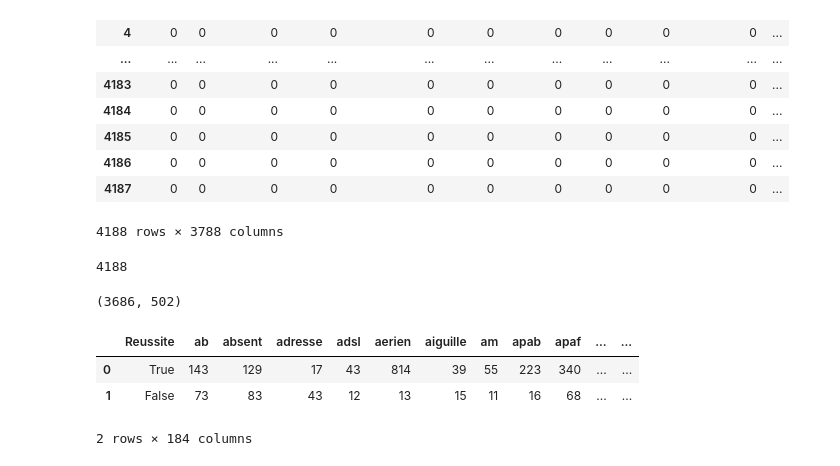
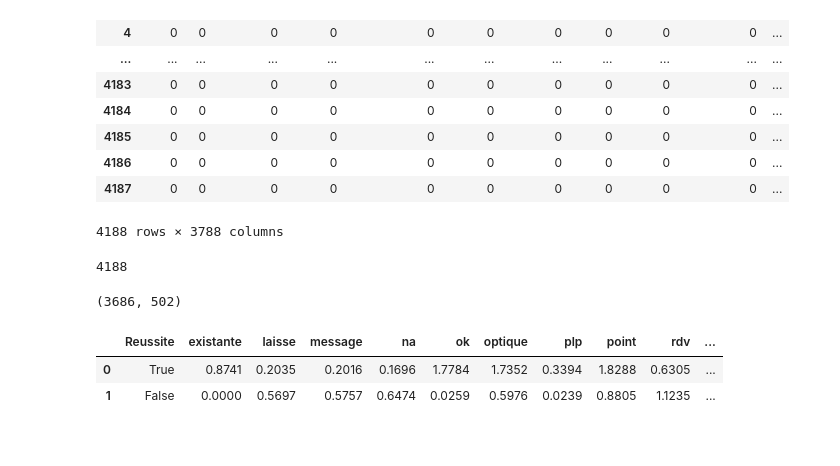
Before and after one commit to GaryTheCaptn/Orange, a Jupyter notebook: PROJET/3 Score echec et reussite.ipynb, the cells around one changed output. Saved outputs shown, nothing was run; the diff lists cells and outputs as text; code cells hidden in the pictures.

Commit message:
Apparition des mots et seuil prediction

```diff
--- a/PROJET/3_2 Tests sur les mots.ipynb
+++ b/PROJET/3 Score echec et reussite.ipynb
@@ -50,9 +50,9 @@ def colonne_liste_to_colonne_string(colonne):
         final_colonne.append(liste_to_string(i))
     return final_colonne
 # %%
-df["ensemble_commentaires"]=colonne_liste_to_colonne_string(df["COMMENTAIRES"])
-df = df.drop(columns=["COMMENTAIRES","No DESIGNATION"],axis=1)
-df
+df2 = df.drop(columns=["COMMENTAIRES","No DESIGNATION"],axis=1)
+df2["ensemble_commentaires"]=colonne_liste_to_colonne_string(df["COMMENTAIRES"])
+df2
 # %% [output]
 |  | Reussite | ensemble_commentaires |
 | 0 | False | obtenu marchand christophe le a l... |
@@ -92,38 +92,39 @@ data_dtm
 | 4187 | 0 | 0 | 0 | 0 | 0 | 0 | 0 | 0 | 0 | 0 | ... |
 4188 rows × 3788 columns
 # %%
-nb_lignes = len(df)
+nb_lignes = len(df2)
 nb_lignes
 # %% [output]
 4188
 # %%
-nb_reussite = len(df[df["Reussite"]==True])
-nb_echec = len(df[df["Reussite"]==False])
+nb_reussite = len(df2[df2["Reussite"]==True])
+nb_echec = len(df2[df2["Reussite"]==False])
 nb_reussite,nb_echec
 # %% [output]
 (3686, 502)
 # %%
-def nombre_apparition(dataframe,label):
+def nombre_apparition(dataframe,label,proportion_reussite,proportion_echec):
     new_dataframe = pd.DataFrame({label:[True,False]})
     for colonne in dataframe.columns:
         if colonne != label:
             somme_true = 0
             somme_false = 0
             for i in range(0,nb_lignes):
                 value = dataframe.loc[i,colonne]
                 if value != 0:
                     if dataframe.loc[i,label]== True :
                         somme_true += value
                     else:
                         somme_false +=value
-            if somme_false > 10 :
-                new_dataframe[colonne]=[somme_true,somme_false]
+            prop_reussite = round(somme_true/proportion_reussite,4)
+            prop_echec = round(somme_false/proportion_echec,4)
+            if abs(prop_reussite-prop_echec) > 0.3 :
+                new_dataframe[colonne]=[prop_reussite,prop_echec]
     return new_dataframe
 
-df2 = nombre_apparition(data_dtm,"Reussite")
-df2
+df3 = nombre_apparition(data_dtm,"Reussite",nb_reussite,nb_echec)
+df3
 # %% [output]
-|  | Reussite | ab | absent | adresse | adsl | aerien | aiguille | am | apab | apaf | ... | ... |
-| 0 | True | 143 | 129 | 17 | 43 | 814 | 39 | 55 | 223 | 340 | ... | ... |
-| 1 | False | 73 | 83 | 43 | 12 | 13 | 15 | 11 | 16 | 68 | ... | ... |
+|  | Reussite | existante | laisse | message | na | ok | optique | plp | point | rdv | ... |
+| 0 | True | 0.8741 | 0.2035 | 0.2016 | 0.1696 | 1.7784 | 1.7352 | 0.3394 | 1.8288 | 0.6305 | ... |
+| 1 | False | 0.0000 | 0.5697 | 0.5757 | 0.6474 | 0.0259 | 0.5976 | 0.0239 | 0.8805 | 1.1235 | ... |
-2 rows × 184 columns
```
Also changed, not shown: parts of 7 cells of this notebook, 5 other files.
